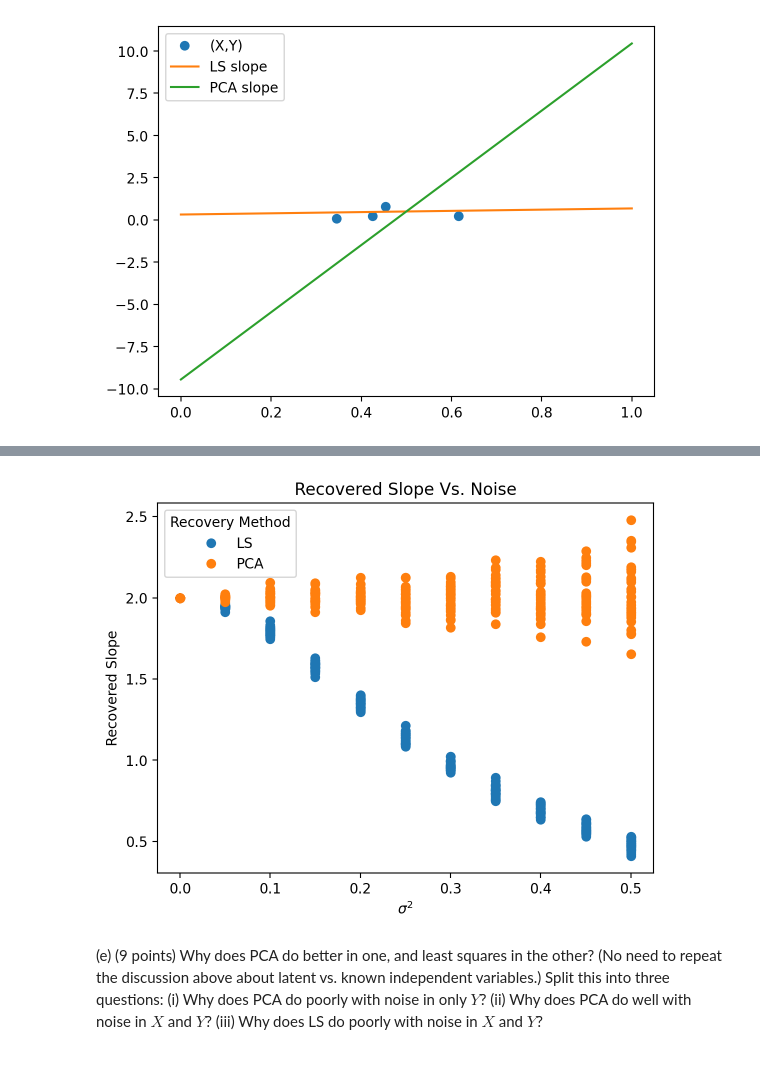
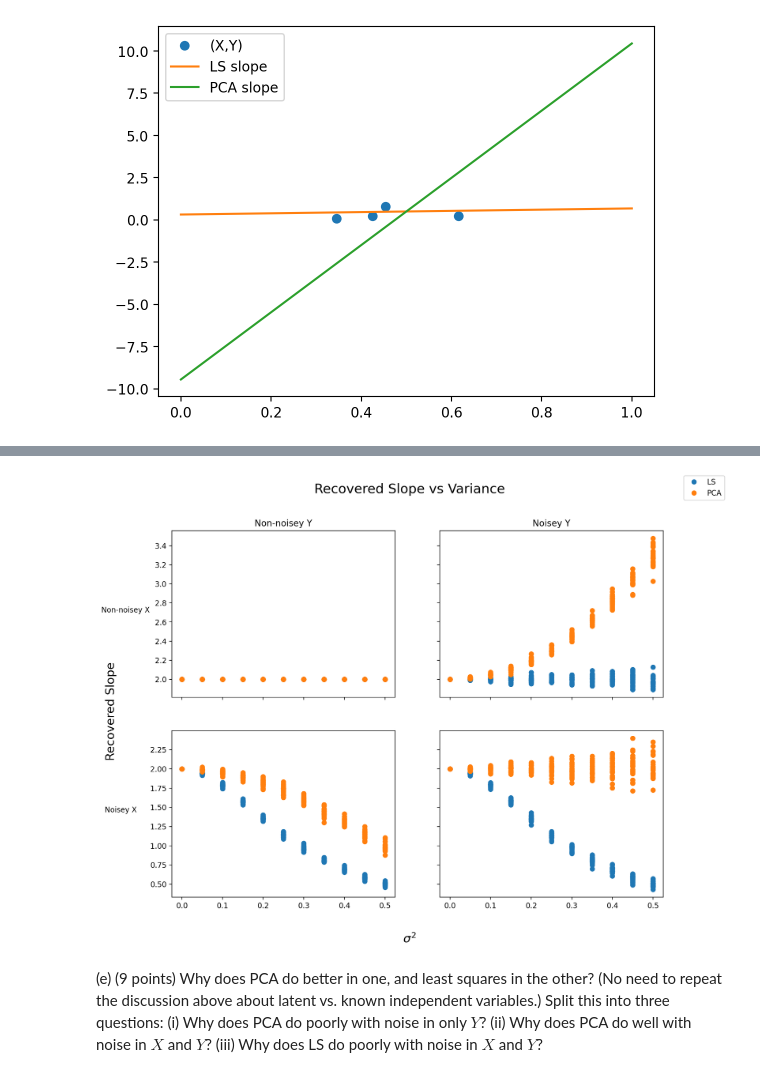
Before and after one commit to garfieldnate/Stanford-CS-168_Modern_Algorithmic_Toolbox, a Jupyter notebook: cs168/notebooks/mini_project_4.ipynb, the cells around one changed output, grey strips where cells are left out. Cells and saved outputs as stored; diff of their text form; code cells hidden in the pictures.

```diff
--- a/cs168/notebooks/mini_project_4.ipynb
+++ b/cs168/notebooks/mini_project_4.ipynb
@@ -283,31 +255,45 @@ one_c()
 
 </div>
 # %%
-def one_d():
+def recovery_experiment(c_vals, x_noisey, y_noisey, num_trials=30):
     ls_vals = []
     pca_vals = []
+    for c in c_vals:
+        for _ in range(num_trials):
+            X = np.arange(.001, 1.001, .001)
+            Y = 2 * X
+            if x_noisey:
+                X += randn(len(X)) * c
+            if y_noisey:
+                Y += randn(len(X)) * c
+
+            ls_vals.append((c, ls_recover(X, Y)))
+            pca_vals.append((c, pca_recover(X, Y)))
+    return ls_vals, pca_vals
+
+def graph_noise_vs_accuracy():
     c_vals = np.arange(0, 0.55, 0.05)
 
-    for c in tqdm(c_vals, leave=False):
-        for _ in range(30):
-            X = np.arange(.001, 1.001, .001)
-            X += randn(len(X)) * c
-            Y = np.arange(.002, 2.002, .002)
-            Y += randn(len(X)) * c
-            ls_vals.append((c, ls_recover(X, Y)))
-            pca_vals.append((c, pca_recover(X, Y)))
+    fig, axs = plt.subplots(2, 2, figsize=(12, 9), sharex=True, sharey="row")
+    for x_noisey in [True, False]:
+        for y_noisey in [True, False]:
+            ls_vals, pca_vals = recovery_experiment(c_vals, x_noisey, y_noisey)
+            ax = axs[int(x_noisey), int(y_noisey)]
+            ax.plot([x[0] for x in ls_vals], [x[1] for x in ls_vals], "o", label="LS", linestyle="None")
+            ax.plot([x[0] for x in pca_vals], [x[1] for x in pca_vals], "o", label="PCA", linestyle="None")
+            ax.set_ylabel("Noisey X" if x_noisey else "Non-noisey X", rotation=0, labelpad=40)
+            if ax.get_subplotspec().is_first_row():
+                ax.set_title("Noisey Y" if y_noisey else "Non-noisey Y")
 
-    fig, ax = plt.subplots()
-    ax.plot([x[0] for x in ls_vals], [x[1] for x in ls_vals], "o", label="LS", linestyle="None")
-    ax.plot([x[0] for x in pca_vals], [x[1] for x in pca_vals], "o", label="PCA", linestyle="None")
-    ax.legend(loc="best", title="Recovery Method")
-    ax.set_title("Recovered Slope Vs. Noise")
-    ax.set_xlabel("$\sigma^2$")
-    ax.set_ylabel("Recovered Slope")
-
-one_d()
+            ax.label_outer()
+        fig.supylabel("Recovered Slope", fontsize=16)
+        fig.supxlabel("$\sigma^2$", fontsize=16)
+    handles, labels = axs[1, 1].get_legend_handles_labels()
+    fig.legend(handles, labels)
+    fig.suptitle("Recovered Slope vs Variance", fontsize=18)
+graph_noise_vs_accuracy()
 # %% [output]
-[figure, old version]
+[figure, new version]
 # %% [markdown]
 <div class="custom-assignment-text">
 
```
Also changed, not shown: parts of 5 cells of this notebook, 1 other file.
